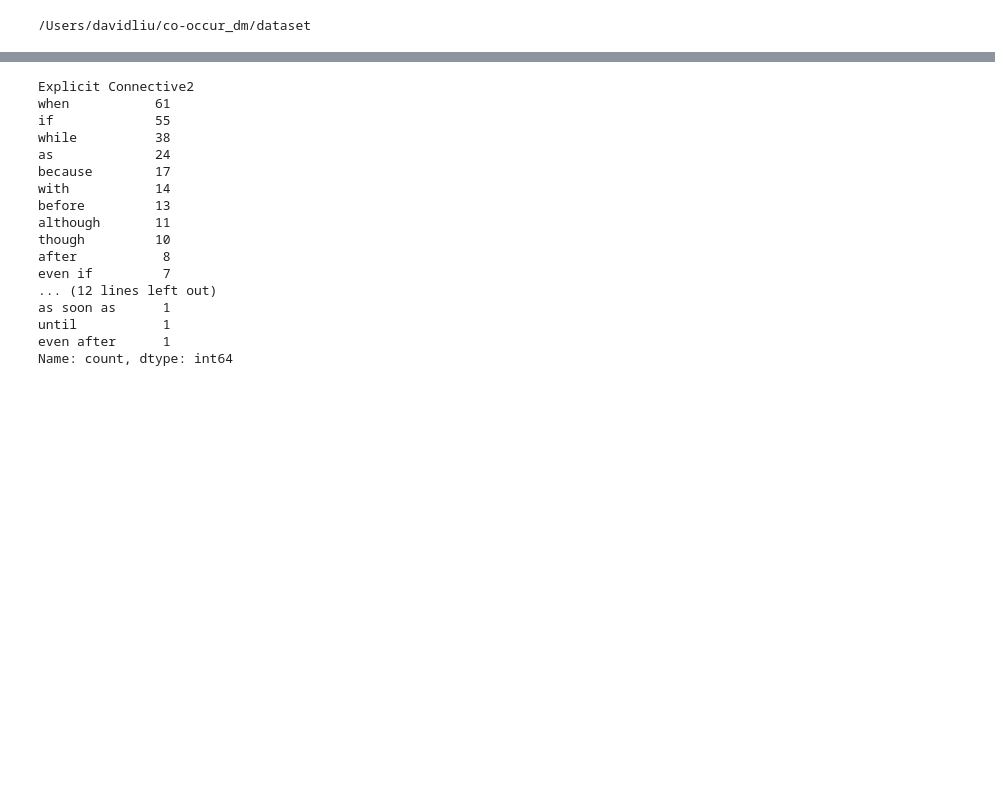
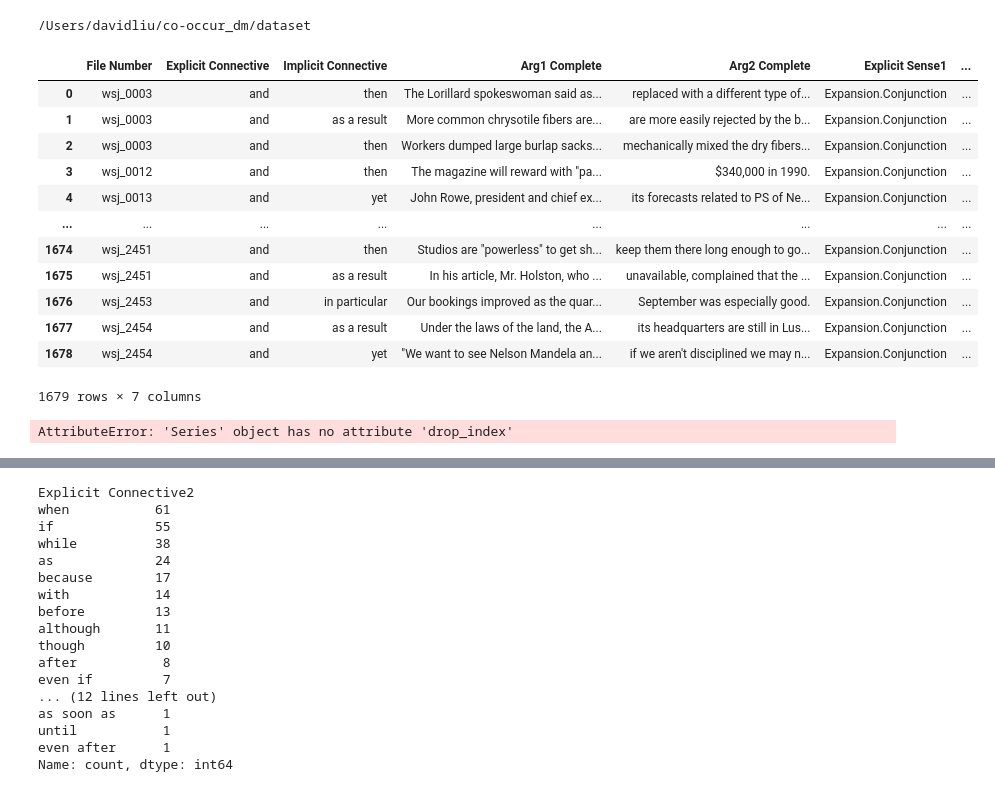
Before and after one commit to GuifuLiu/co-occur_dm, a Jupyter notebook: util/data_clean.ipynb, the cells around one changed output, grey strips where cells are left out. Cells and saved outputs as stored; diff of their text form; code cells hidden in the pictures; blank space fills up the shorter version.

```diff
--- a/util/data_clean.ipynb
+++ b/util/data_clean.ipynb
@@ -10,7 +10,28 @@ from IPython.display import display, HTML
 folder = "../dataset"
 os.chdir(folder)
 # %%
-exp_exp = pd.read_csv("explicit-explicit/pdtb3/complete_exp_exp_data_largest.csv")
+df = pd.read_csv("explicit-implicit/pdtb3/complete_exp_imp_conn_middle_largest.csv")
+# /Users/davidliu/co-occur_dm/dataset/explicit-implicit/pdtb3/
+df
+# %% [output]
+|  | File Number | Explicit Connective | Implicit Connective | Arg1 Complete | Arg2 Complete | Explicit Sense1 | ... |
+| 0 | wsj_0003 | and | then | The Lorillard spokeswoman said as... | replaced with a different type of... | Expansion.Conjunction | ... |
+| 1 | wsj_0003 | and | as a result | More common chrysotile fibers are... | are more easily rejected by the b... | Expansion.Conjunction | ... |
+| 2 | wsj_0003 | and | then | Workers dumped large burlap sacks... | mechanically mixed the dry fibers... | Expansion.Conjunction | ... |
+| 3 | wsj_0012 | and | then | The magazine will reward with "pa... | $340,000 in 1990. | Expansion.Conjunction | ... |
+| 4 | wsj_0013 | and | yet | John Rowe, president and chief ex... | its forecasts related to PS of Ne... | Expansion.Conjunction | ... |
+| ... | ... | ... | ... | ... | ... | ... | ... |
+| 1674 | wsj_2451 | and | then | Studios are "powerless" to get sh... | keep them there long enough to go... | Expansion.Conjunction | ... |
+| 1675 | wsj_2451 | and | as a result | In his article, Mr. Holston, who ... | unavailable, complained that the ... | Expansion.Conjunction | ... |
+| 1676 | wsj_2453 | and | in particular | Our bookings improved as the quar... | September was especially good. | Expansion.Conjunction | ... |
+| 1677 | wsj_2454 | and | as a result | Under the laws of the land, the A... | its headquarters are still in Lus... | Expansion.Conjunction | ... |
+| 1678 | wsj_2454 | and | yet | "We want to see Nelson Mandela an... | if we aren't disciplined we may n... | Expansion.Conjunction | ... |
+1679 rows × 7 columns
+# %%
+count = df[['Explicit Connective', 'Implicit Connective']].value_counts().reset_index()
+count.to_csv("explicit-implicit_conn_count.csv")
+# %% [output]
+AttributeError: 'Series' object has no attribute 'drop_index'
 # %%
 exp_exp["Arg1 Complete"] = exp_exp["Arg1 Complete"].str.replace("\r\n", " ", regex=False)
 exp_exp["Arg2 Complete"] = exp_exp["Arg2 Complete"].str.replace("\r\n", " ", regex=False)
```
Also changed, not shown: 7 other files.
